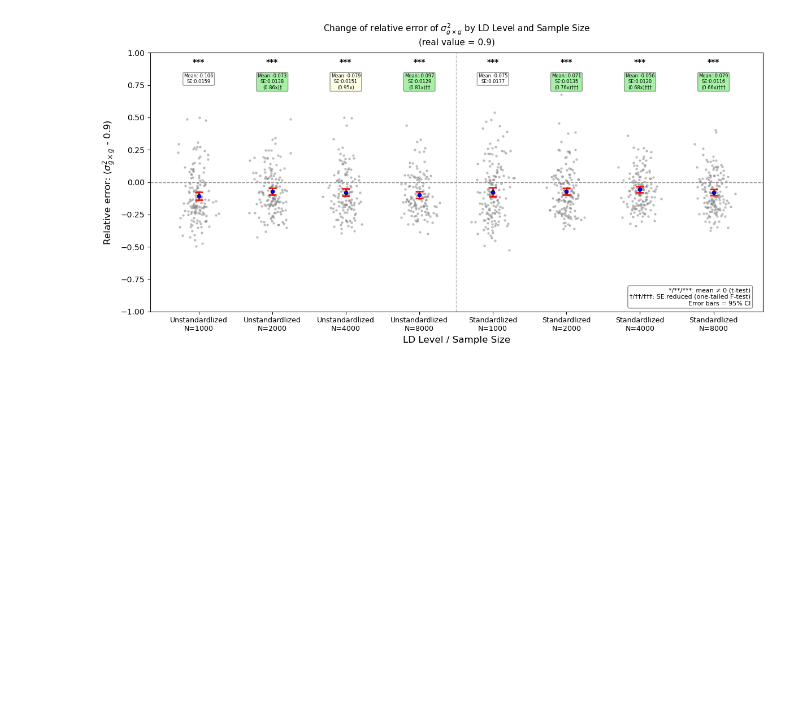
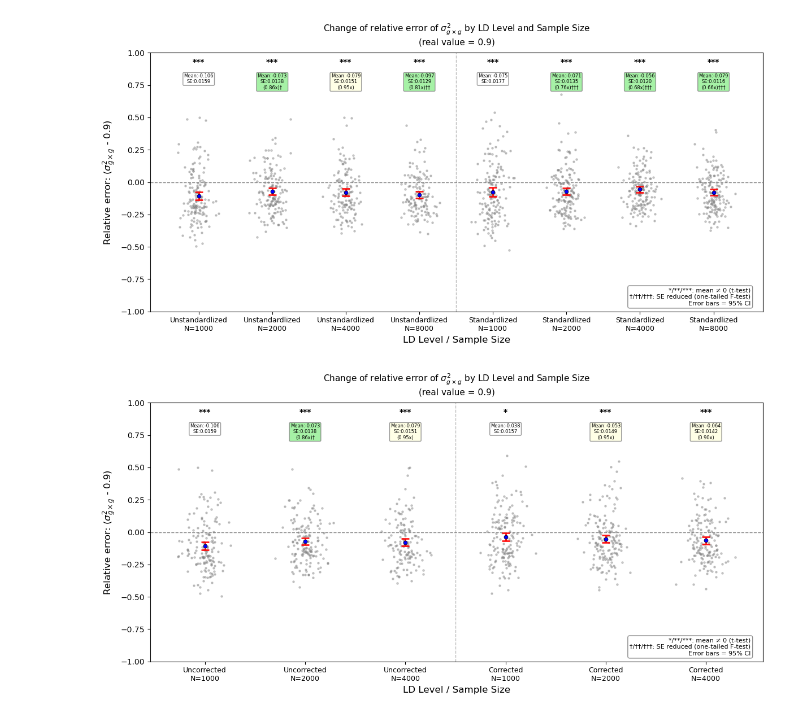
Before and after one commit to border-lab/Full-gene-level-GxG-Estimation, a Jupyter notebook: Experiments/solve_ContiguousSNP.ipynb, the cells around one changed output. Drawn from its saved outputs; the diff is of its cells as text; code cells hidden in the pictures; blank space fills up the shorter version.

```diff
--- a/Experiments/solve_ContiguousSNP.ipynb
+++ b/Experiments/solve_ContiguousSNP.ipynb
@@ -190,6 +190,11 @@ independent_m2000 = read_MoM_results(individual_sizes,"../test_data/All_simulati
 ## standardlization group
 highLD_largeDataset_allVariants_standard = read_MoM_results(individual_sizes,"../test_data/All_simulation_result","highLD_large_all_standard_MOM",1800)
 
+## corrected group
+individual_sizes = [1000,2000,4000]
+highLD_largeDataset_allVariants_corrected = read_MoM_results(individual_sizes,"../test_data/All_simulation_result","Corrected_highLD_large_all",1800)
+
+
 ### the previsoue code
 #individual_sizes = [1000,2000,4000,8000]
 #highLD_largeDataset_allVariants = read_MoM_results(individual_sizes,"../test_data/All_simulation_result/highLD_largeDataset_allVariants/",1800)
@@ -516,3 +521,19 @@ plot_relative_error_across_groups_combined(
 )
 # %% [output]
 [figure]
+# %%
+individual_sizes = [1000, 2000, 4000]
+x_labels = ["Uncorrected", "Corrected"]
+plot_relative_error_across_groups_combined(
+    highLD_largeDataset_allVariants,
+    highLD_largeDataset_allVariants_corrected,
+    x_labels=x_labels,
+    individual_sizes=individual_sizes,
+    col_num=0,
+    real_value=0.9,
+    ymin=-1,
+    ymax=1,
+    x_axis_name="LD Level"
+)
+# %% [output]
+[figure, added]
```
Also changed, not shown: 4 other files.
